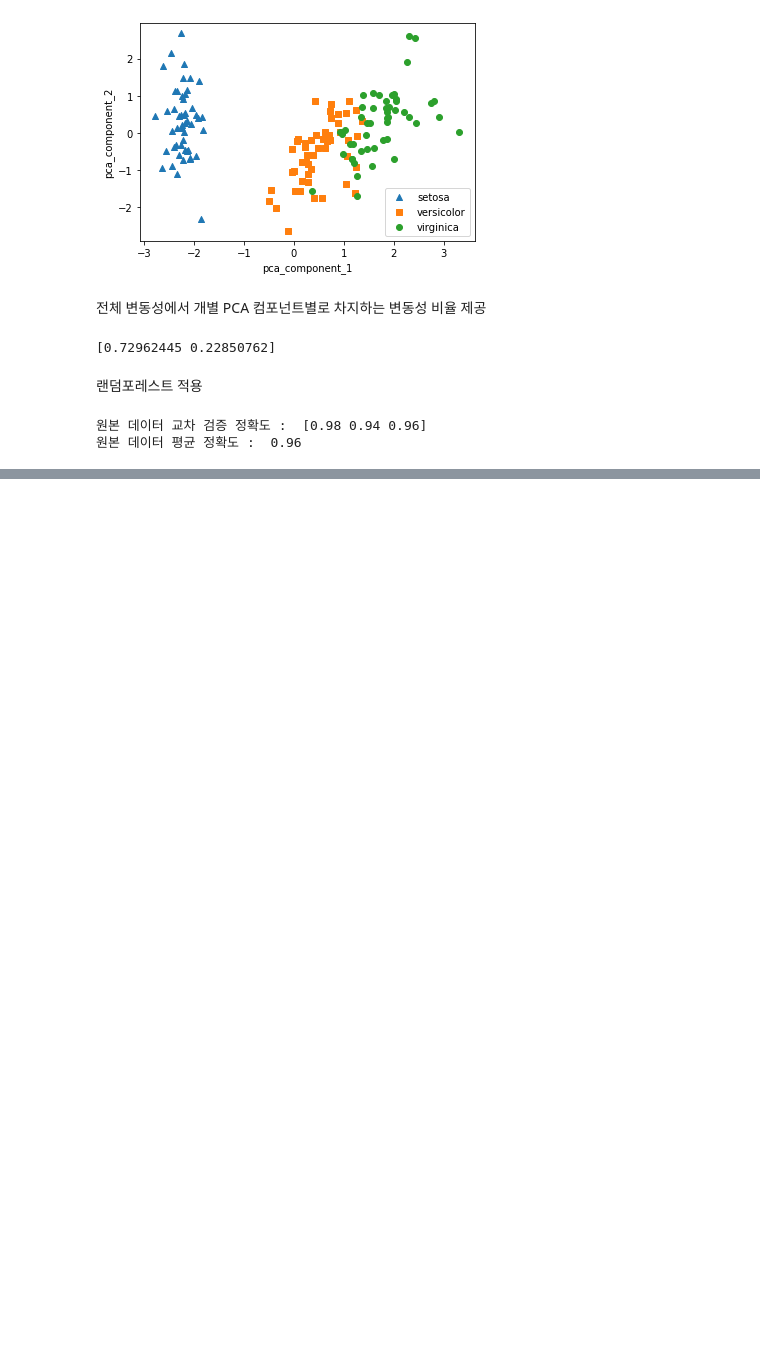
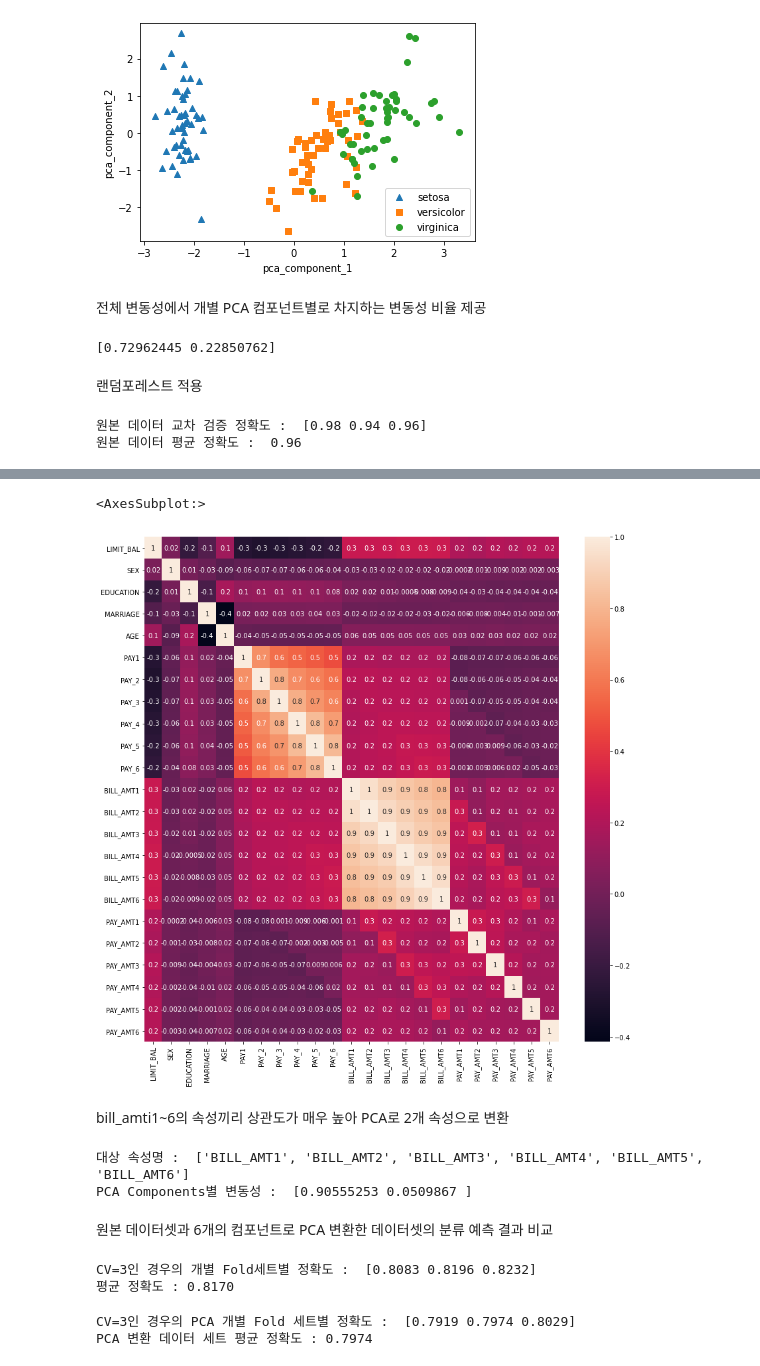
Before and after one commit to suhyehye/Machine-Learning, a Jupyter notebook: 6. 차원 축소/1. PCA.ipynb, the cells around one changed output, grey strips where cells are left out. Drawn from its saved outputs; the diff is of its cells as text; code cells hidden in the pictures; blank space fills up the shorter version.

```diff
--- a/6. 차원 축소/1. PCA.ipynb
+++ b/6. 차원 축소/1. PCA.ipynb
@@ -116,0 +119,5 @@ print('원본 데이터 평균 정확도 : ',np.mean(scores_pca))
+# %%
+import pandas as pd
+df = pd.read_excel('default of credit card clients.xls',header=1,sheet_name='Data').iloc[0:,1:]
+print(df.shape)
+df.head()
@@ -116,0 +133,66 @@ print('원본 데이터 평균 정확도 : ',np.mean(scores_pca))
+# %%
+df.rename(columns = {'PAY_0':'PAY1','default payment next month':'default'},inplace=True)
+y_target = df['default']
+X_features = df.drop('default',axis=1)
+# %%
+import seaborn as sns
+import matplotlib.pyplot as plt
+%matplotlib inline
+
+corr = X_features.corr()
+plt.figure(figsize=(14,14))
+sns.heatmap(corr,annot=True,fmt='.1g')
+# %% [output]
+<AxesSubplot:>
+[figure, added]
+# %% [markdown]
+bill_amti1~6의 속성끼리 상관도가 매우 높아 PCA로 2개 속성으로 변환
+# %%
+from sklearn.decomposition import PCA
+from sklearn.preprocessing import StandardScaler
+
+#BILL_AMT 6개 속성명 생성
+cols_bill = ['BILL_AMT'+str(i) for i in range(1,7)]
+print("대상 속성명 : ",cols_bill)
+
+#2개의 PCA 속성을 가진 PCA 객체 생성, explained_variance_ratio 계산을 위해 fit() 호출
+scaler = StandardScaler()
+df_cols_scaled = scaler.fit_transform(X_features[cols_bill])
+pca = PCA(n_components=2)
+pca.fit(df_cols_scaled)
+print("PCA Components별 변동성 : ",pca.explained_variance_ratio_)
+# %% [output]
+대상 속성명 :  ['BILL_AMT1', 'BILL_AMT2', 'BILL_AMT3', 'BILL_AMT4', 'BILL_AMT5', 'BILL_AMT6']
+PCA Components별 변동성 :  [0.90555253 0.0509867 ]
+# %% [markdown]
+원본 데이터셋과 6개의 컴포넌트로 PCA 변환한 데이터셋의 분류 예측 결과 비교
+# %%
+import numpy as np
+from sklearn.ensemble import RandomForestClassifier
+from sklearn.model_selection import cross_val_score
+
+rf = RandomForestClassifier(n_estimators=300,random_state = 156)
+scores = cross_val_score(rf,X_features,y_target,scoring='accuracy',cv=3)
+
+print("CV=3인 경우의 개별 Fold세트별 정확도 : ",scores)
+print("평균 정확도 : {0:.4f}".format(np.mean(scores)))
+# %% [output]
+CV=3인 경우의 개별 Fold세트별 정확도 :  [0.8083 0.8196 0.8232]
+평균 정확도 : 0.8170
+# %%
+#PCA 변환 데이터
+from sklearn.decomposition import PCA
+from sklearn.preprocessing import StandardScaler
+
+scaler = StandardScaler()
+df_scaled = scaler.fit_transform(X_features)
+
+pca = PCA(n_components = 6)
+df_pca = pca.fit_transform(df_scaled)
+scores_pca = cross_val_score(rf,df_pca,y_target,scoring='accuracy',cv=3)
+
+print("CV=3인 경우의 PCA 개별 Fold 세트별 정확도 : ",scores_pca)
+print("PCA 변환 데이터 세트 평균 정확도 : {0:.4f}".format(np.mean(scores_pca)))
+# %% [output]
+CV=3인 경우의 PCA 개별 Fold 세트별 정확도 :  [0.7919 0.7974 0.8029]
+PCA 변환 데이터 세트 평균 정확도 : 0.7974
```
Also changed, not shown: parts of 3 cells of this notebook.
